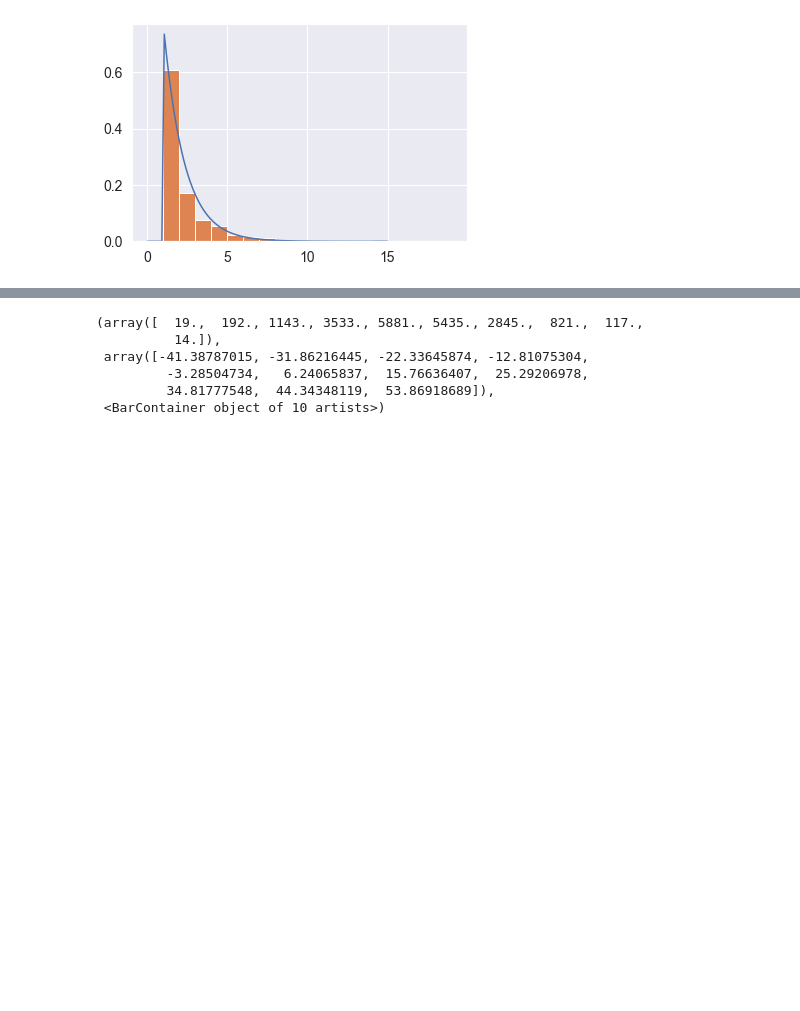
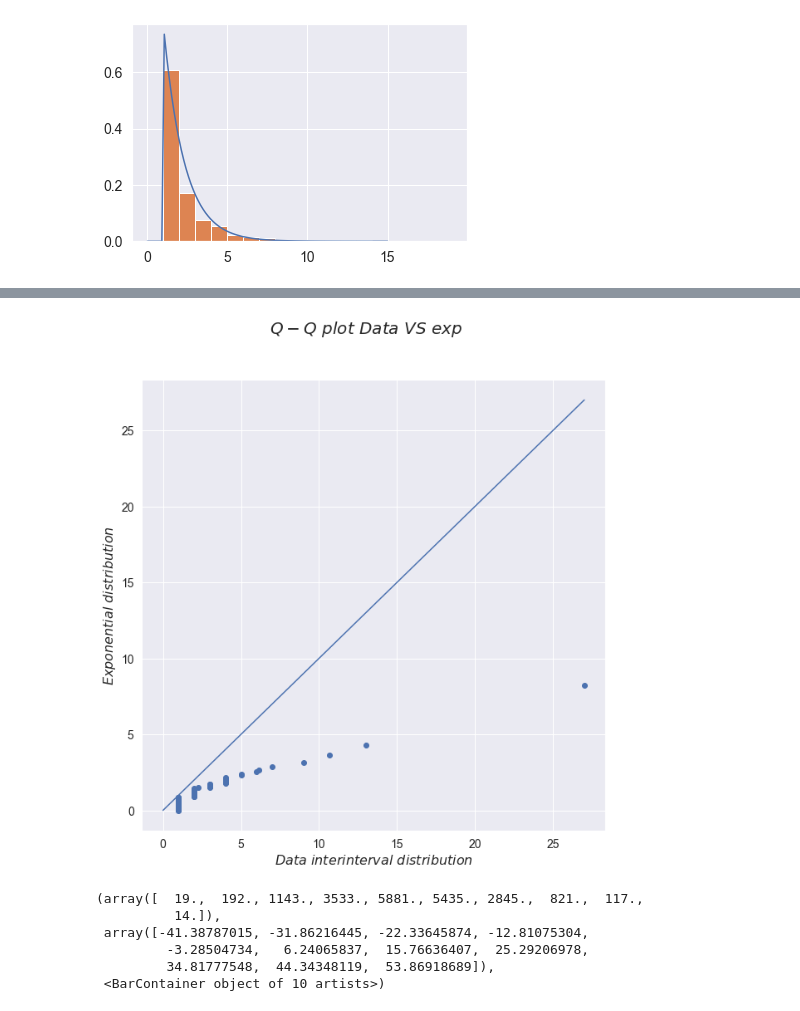
Before and after one commit to ghego98/sistemi-complessi, a Jupyter notebook: data_analysis.ipynb, the cells around one changed output, grey strips where cells are left out. Saved outputs shown, nothing was run; the diff lists cells and outputs as text; code cells hidden in the pictures; blank space fills up the shorter version.

```diff
--- a/data_analysis.ipynb
+++ b/data_analysis.ipynb
@@ -316,3 +322,32 @@ plt.show()
+# %%
+t1 = t
+t1  = t1.drop([688])
+
+x = np.quantile(t1, q)
+e = np.quantile(r, q)
+
+fig = plt.figure(figsize=(10,10))
+ax = fig.gca()
+
+ax.plot([0,max(x)], [0,max(x)])
+
+labelsFontSize = 16
+ticksFontSize = 14
+
+
+fig.suptitle(r"$Q-Q\ plot\ Data\ VS\ exp$", fontsize=20)
+ax.grid(True)
+ax.set_xlabel(r'$Data\ interinterval\ distribution $',fontsize=labelsFontSize)
+ax.set_ylabel(r'$Exponential\ distribution$',fontsize=labelsFontSize)
+matplotlib.rc('xtick', labelsize=ticksFontSize)
+matplotlib.rc('ytick', labelsize=ticksFontSize)
+
+eventsScatter = ax.scatter(x,e) # Just to indicate where the events took place.
+
+
+plt.show()
+# %% [output]
+[figure, added]
 # %%
 arr_g = stats.norm.rvs(loc = 5, scale = 12, size = 20_000)
 plt.hist(arr_g)
```
Also changed, not shown: parts of 15 cells of this notebook.
